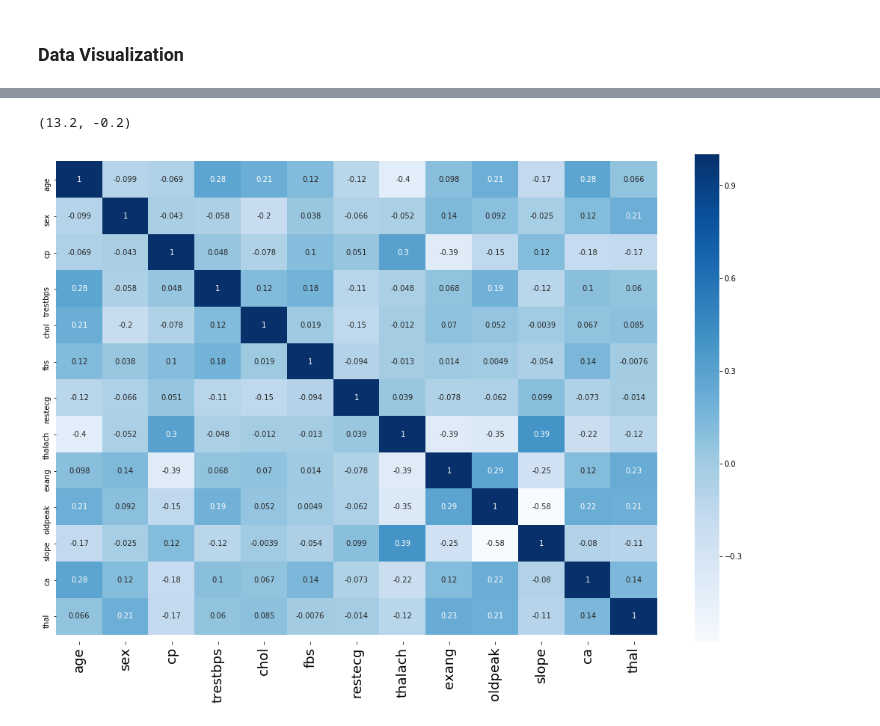
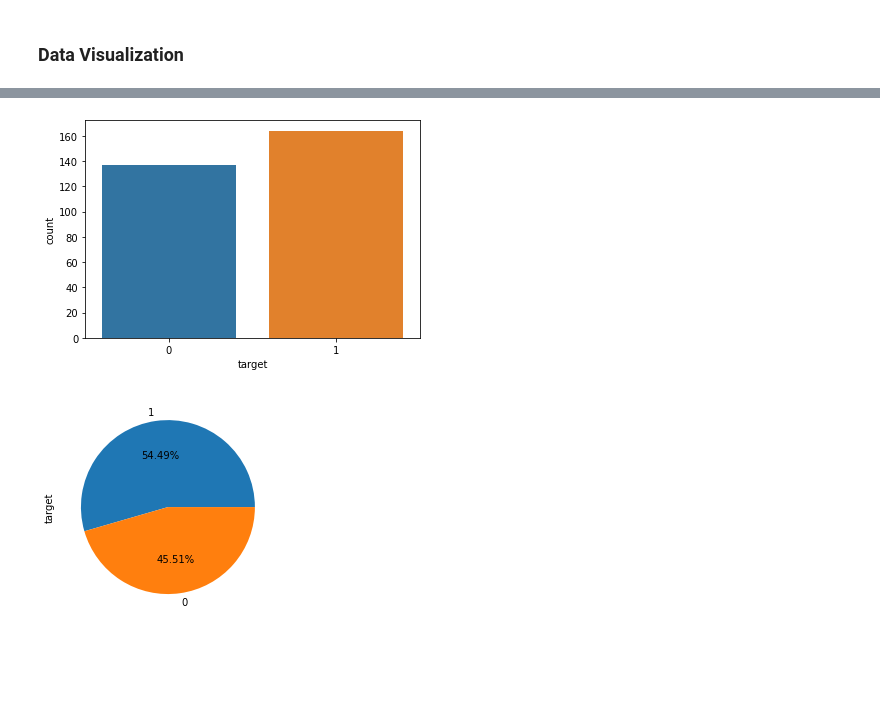
Before and after one commit to FJFard/Data-Analysis, a Jupyter notebook: Analyzing Heart Disease data.ipynb, the cells around one changed output, grey strips where cells are left out. Saved outputs shown, nothing was run; the diff lists cells and outputs as text; code cells hidden in the pictures; blank space fills up the shorter version.

```diff
--- a/Analyzing Heart Disease data.ipynb
+++ b/Analyzing Heart Disease data.ipynb
@@ -224,7 +96,0 @@ ax.figure.savefig('07_fbs vs target.png')
-# %%
-# Target vs Resting Electrocardiographic results
-
-plt.title('Heart Disease Diagnosis according to Resting ECG results')
-plt.rcParams["xtick.labelsize"] = 20
-ax = sns.countplot(df['restecg'],hue=df['target'],palette=('crimson','forestgreen'))
-ax.figure.savefig('08_restecg vs target.png')
@@ -285,8 +96,0 @@ ax.figure.savefig('13_ca vs target.png')
-# %%
-# Target vs Exercise thallium scintigraphic defects
-
-plt.title('Heart Disease Diagnosis according to Exercise thallium scintigraphic defects')
-ax = sns.countplot(df['thal'],hue=df['target'],palette=('crimson','forestgreen'))
-#ax.set_xlim(len(ax)+1, -1)
-plt.rcParams["xtick.labelsize"] = 4
-ax.figure.savefig('14_thal vs target.png')
@@ -295,12 +96,0 @@ ax.figure.savefig('14_thal vs target.png')
-# %%
-#plt.figure(figsize=(30,20))
-plt.subplots(figsize=(18,12))
-
-result = data.drop('target',axis=1)
-corr = result.corr()
-plt.rcParams["xtick.labelsize"] = 19
-heatmap_f = sns.heatmap(corr,annot=True,cmap='Blues')
-heatmap_f.set_ylim(len(corr)+0.2, -0.2)
-# %% [output]
-(13.2, -0.2)
-[figure, removed]
@@ -308,0 +97,8 @@ heatmap_f.figure.savefig('heatmap_figure.png')
+# %%
+sns.countplot(x='target', data=data);
+# %% [output]
+[figure, added]
+# %%
+data['target'].value_counts().plot.pie(autopct='%.2f%%');
+# %% [output]
+[figure, added]
```
Also changed, not shown: parts of 41 cells of this notebook, 1 other file.
